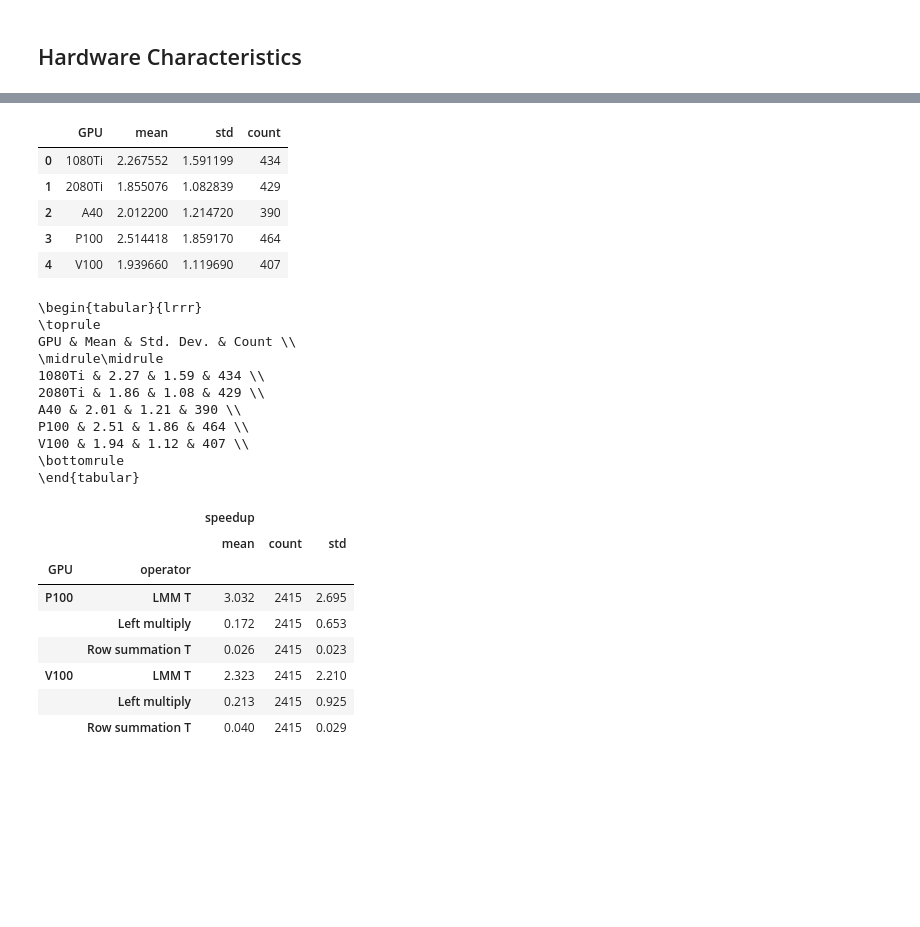
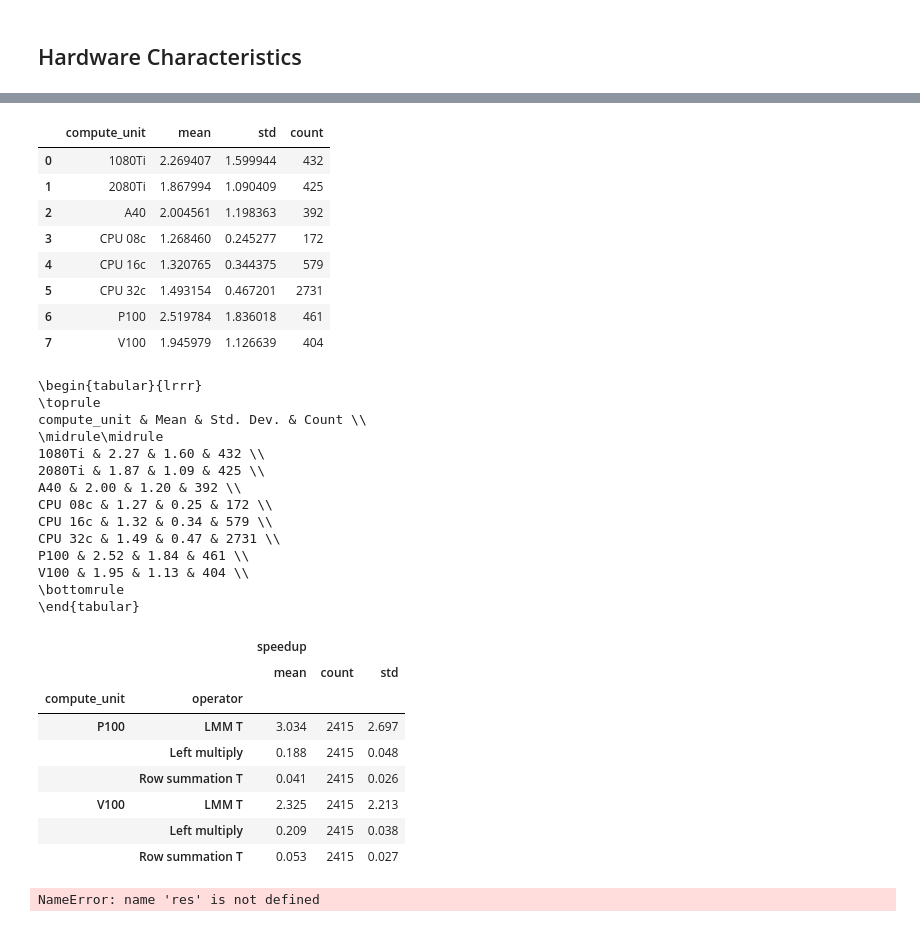
Before and after one commit to ptemarvelde/msc-thesis-figures, a Jupyter notebook: cost-estimation/motivation.ipynb, the cells around one changed output, grey strips where cells are left out. Drawn from its saved outputs; the diff is of its cells as text; code cells hidden in the pictures; blank space fills up the shorter version.

```diff
--- a/cost-estimation/motivation.ipynb
+++ b/cost-estimation/motivation.ipynb
@@ -4,10 +4,10 @@ import pandas as pd
 import seaborn as sns
 import matplotlib.pyplot as plt
 
-runtime_df = pd.read_parquet(f"{RUNTIME_DIR}/all_gpus_preprocessed.parquet")
+runtime_df = pd.read_parquet(f"{RUNTIME_DIR}/preprocessed.parquet")
 gpu_mapping = {'2080': '2080Ti', '1080': '1080Ti', 'a40': 'A40', 'p100': 'P100', 'v100': 'V100'}
+runtime_df = runtime_df[(runtime_df.dataset_type == 'synthetic') & (~runtime_df.operator.isin(['Noop', 'Materialization']))]
 
-runtime_df = runtime_df[(runtime_df.dataset_type == 'synthetic') & (~runtime_df.operator.isin(['Noop', 'Materialization']))]
-runtime_df.GPU = runtime_df.GPU.astype(str).apply(lambda x: gpu_mapping[x])
-runtime_df.head()
+runtime_df.compute_unit = runtime_df.compute_unit.astype(str).apply(lambda x: gpu_mapping.get(x, x))
+runtime_df['compute_unit'].unique()
 # %% [output]
@@ -160,49 +165,64 @@ facet_grid.savefig(f"{LATEX_PROJECT_BASE_PATH}/chapters/05_cost_estimation/figur
 # %%
 df["speedup_gte_1"] = df.speedup > 1.0
-avg_speedup_df = df[(df.speedup_gte_1 & df.operator.isin(MODEL_OPERATORS))].groupby(["GPU"]).agg({"speedup": ["mean", "count", "std"]})
+avg_speedup_df = df[(df.speedup_gte_1 & df.operator.isin(MODEL_OPERATORS))].groupby(["compute_unit"]).agg({"speedup": ["mean", "count", "std"]})
 # avg_speedup_df.speedup['mean'] = avg_speedup_df.speedup['mean']
 avg_speedup_df = avg_speedup_df.reindex(columns=[("speedup", "mean"), ("speedup", "std"), ("speedup", "count")]).speedup.reset_index()
 
 display(avg_speedup_df)
 table = (
     avg_speedup_df.to_latex(float_format="%.2f", index=False)
     .replace(" & \multicolumn{3}{r}{speedup} \\\n", "")
     .replace("mean", "Mean")
     .replace("std", "Std. Dev.")
     .replace("count", "Count")
     .replace("GPU", "GPU")
     .replace("\midrule", "\midrule\midrule")
     .replace("GPU &  &  &  \\\\\n", "")
 )
 save_table(table, "chapters/05_cost_estimation/figures/speedup_per_gpu.tex")
 # %% [output]
-|  | GPU | mean | std | count |
-| 0 | 1080Ti | 2.267552 | 1.591199 | 434 |
-| 1 | 2080Ti | 1.855076 | 1.082839 | 429 |
-| 2 | A40 | 2.012200 | 1.214720 | 390 |
-| 3 | P100 | 2.514418 | 1.859170 | 464 |
-| 4 | V100 | 1.939660 | 1.119690 | 407 |
+|  | compute_unit | mean | std | count |
+| 0 | 1080Ti | 2.269407 | 1.599944 | 432 |
+| 1 | 2080Ti | 1.867994 | 1.090409 | 425 |
+| 2 | A40 | 2.004561 | 1.198363 | 392 |
+| 3 | CPU 08c | 1.268460 | 0.245277 | 172 |
+| 4 | CPU 16c | 1.320765 | 0.344375 | 579 |
+| 5 | CPU 32c | 1.493154 | 0.467201 | 2731 |
+| 6 | P100 | 2.519784 | 1.836018 | 461 |
+| 7 | V100 | 1.945979 | 1.126639 | 404 |
 \begin{tabular}{lrrr}
 \toprule
-GPU & Mean & Std. Dev. & Count \\
+compute_unit & Mean & Std. Dev. & Count \\
 \midrule\midrule
-1080Ti & 2.27 & 1.59 & 434 \\
-2080Ti & 1.86 & 1.08 & 429 \\
-A40 & 2.01 & 1.21 & 390 \\
-P100 & 2.51 & 1.86 & 464 \\
-V100 & 1.94 & 1.12 & 407 \\
+1080Ti & 2.27 & 1.60 & 432 \\
+2080Ti & 1.87 & 1.09 & 425 \\
+A40 & 2.00 & 1.20 & 392 \\
+CPU 08c & 1.27 & 0.25 & 172 \\
+CPU 16c & 1.32 & 0.34 & 579 \\
+CPU 32c & 1.49 & 0.47 & 2731 \\
+P100 & 2.52 & 1.84 & 461 \\
+V100 & 1.95 & 1.13 & 404 \\
 \bottomrule
 \end{tabular}
 # %%
-avg_speedup_df_operator = df[(df.operator.isin(["LMM T", "Left multiply", "Row summation T"])) & (df.GPU.isin(["V100", "P100"]))].groupby(["GPU", 'operator']).agg({"speedup": ["mean", "count", "std"]})
+avg_speedup_df_operator = df[(df.operator.isin(["LMM T", "Left multiply", "Row summation T"])) & (df.compute_unit.isin(["V100", "P100"]))].groupby(["compute_unit", 'operator']).agg({"speedup": ["mean", "count", "std"]})
 display(avg_speedup_df_operator.round(3))
 # %% [output]
 |  |  | speedup |  |  |
 |  |  | mean | count | std |
-| GPU | operator |  |  |  |
-| P100 | LMM T | 3.032 | 2415 | 2.695 |
-|  | Left multiply | 0.172 | 2415 | 0.653 |
-|  | Row summation T | 0.026 | 2415 | 0.023 |
-| V100 | LMM T | 2.323 | 2415 | 2.210 |
-|  | Left multiply | 0.213 | 2415 | 0.925 |
-|  | Row summation T | 0.040 | 2415 | 0.029 |
+| compute_unit | operator |  |  |  |
+| P100 | LMM T | 3.034 | 2415 | 2.697 |
+|  | Left multiply | 0.188 | 2415 | 0.048 |
+|  | Row summation T | 0.041 | 2415 | 0.026 |
+| V100 | LMM T | 2.325 | 2415 | 2.213 |
+|  | Left multiply | 0.209 | 2415 | 0.038 |
+|  | Row summation T | 0.053 | 2415 | 0.027 |
+# %%
+merge_keys = ("dataset", "operator", "compute_unit", "join")
+a = res[res.model == 'factorized'][['times_mean', *merge_keys]]
+b = res[res.model == 'materialized']
+
+m = a.merge(b, on=merge_keys, how='inner', suffixes=('','_factorized'))
+m['speedup2'] = m.times_mean / m.times_mean_factorized
+# %% [output]
+NameError: name 'res' is not defined
```
Also changed, not shown: parts of 15 cells of this notebook, 1 other file.
